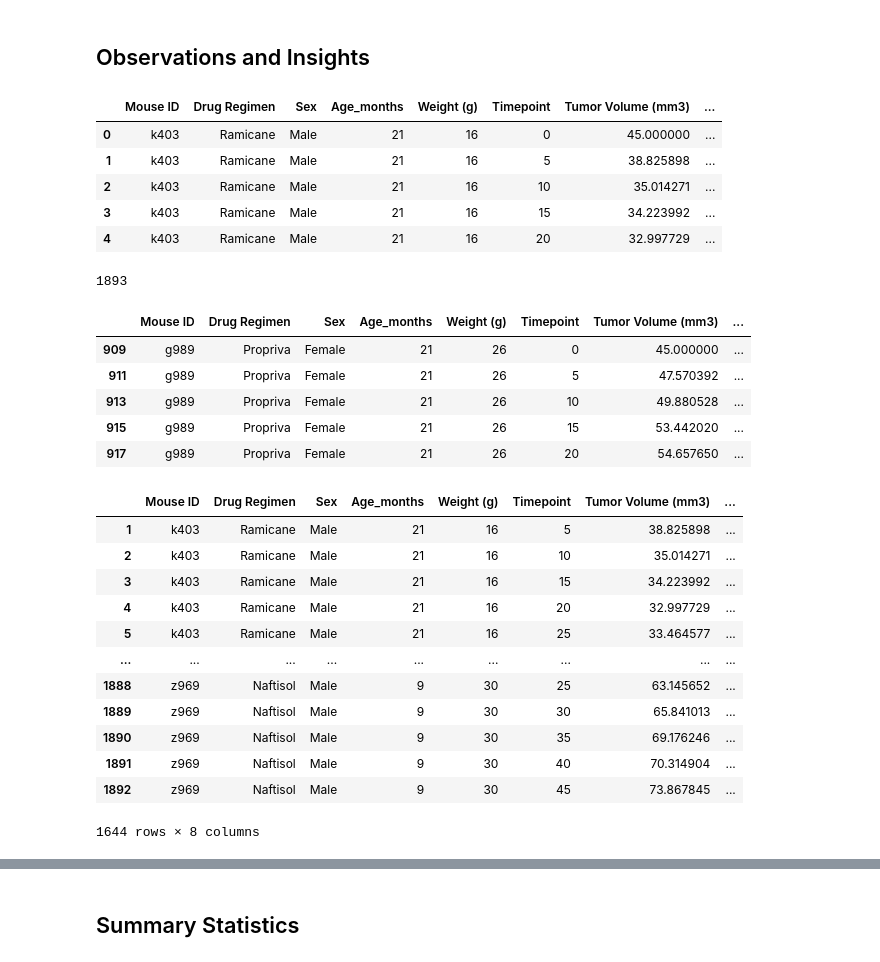
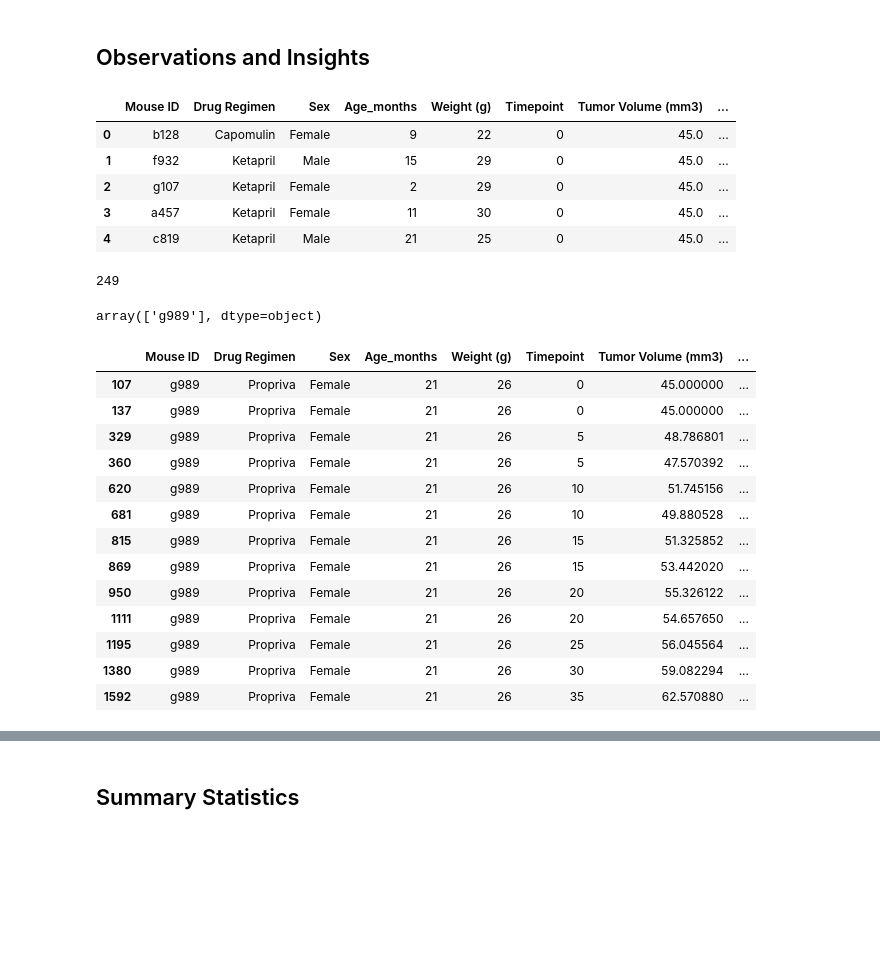
Before and after one commit to Connelito/Matplotlib-challenge, a Jupyter notebook: Pymaceuticals/pymaceuticals_starter.ipynb, the cells around one changed output, grey strips where cells are left out. Cells and saved outputs as stored; diff of their text form; code cells hidden in the pictures; blank space fills up the shorter version.

```diff
--- a/Pymaceuticals/pymaceuticals_starter.ipynb
+++ b/Pymaceuticals/pymaceuticals_starter.ipynb
@@ -6,6 +6,7 @@ import matplotlib.pyplot as plt
 import numpy as np
 import pandas as pd
 import scipy.stats as st
+from scipy.stats import linregress
 
 # Study data files
 mouse_metadata_path = "data/Mouse_metadata.csv"
@@ -14,52 +15,50 @@ study_results_path = "data/Study_results.csv"
 # Read the mouse data and the study results
 mouse_metadata = pd.read_csv(mouse_metadata_path)
 study_results = pd.read_csv(study_results_path)
-
-# Combine the data into a single dataset
-mouse_study_df = pd.merge(mouse_metadata, study_results, how='outer', on='Mouse ID')
-# Display the data table for preview
-mouse_study_df.head()
-# %% [output]
-|  | Mouse ID | Drug Regimen | Sex | Age_months | Weight (g) | Timepoint | Tumor Volume (mm3) | ... |
-| 0 | k403 | Ramicane | Male | 21 | 16 | 0 | 45.000000 | ... |
-| 1 | k403 | Ramicane | Male | 21 | 16 | 5 | 38.825898 | ... |
-| 2 | k403 | Ramicane | Male | 21 | 16 | 10 | 35.014271 | ... |
-| 3 | k403 | Ramicane | Male | 21 | 16 | 15 | 34.223992 | ... |
-| 4 | k403 | Ramicane | Male | 21 | 16 | 20 | 32.997729 | ... |
+# %%
+# Combine the data into a single dataset
+mouse_study_df = pd.merge(mouse_metadata, study_results, how = 'right', on = 'Mouse ID')
+# %%
+# Display the data table for preview
+mouse_study_df.head()
+# %% [output]
+|  | Mouse ID | Drug Regimen | Sex | Age_months | Weight (g) | Timepoint | Tumor Volume (mm3) | ... |
+| 0 | b128 | Capomulin | Female | 9 | 22 | 0 | 45.0 | ... |
+| 1 | f932 | Ketapril | Male | 15 | 29 | 0 | 45.0 | ... |
+| 2 | g107 | Ketapril | Female | 2 | 29 | 0 | 45.0 | ... |
+| 3 | a457 | Ketapril | Female | 11 | 30 | 0 | 45.0 | ... |
+| 4 | c819 | Ketapril | Male | 21 | 25 | 0 | 45.0 | ... |
 # %%
 # Checking the number of mice.
-total_mice = len(combined_data['Mouse ID'])
-total_mice
+total_mice = mouse_study_df['Mouse ID'].unique()
+total_mice_count = len(total_mice)
+total_mice_count
 # %% [output]
-1893
+249
 # %%
 # Getting the duplicate mice by ID number that shows up for Mouse ID and Timepoint.
-duplicated_mice = mouse_study_df[mouse_study_df.duplicated(['Mouse ID', 'Timepoint'])]
-duplicated_mice
+duplicate_mice = mouse_study_df.loc[mouse_study_df.duplicated(subset = ['Mouse ID', 'Timepoint']), 'Mouse ID'].unique()
+duplicate_mice
 # %% [output]
-|  | Mouse ID | Drug Regimen | Sex | Age_months | Weight (g) | Timepoint | Tumor Volume (mm3) | ... |
-| 909 | g989 | Propriva | Female | 21 | 26 | 0 | 45.000000 | ... |
-| 911 | g989 | Propriva | Female | 21 | 26 | 5 | 47.570392 | ... |
-| 913 | g989 | Propriva | Female | 21 | 26 | 10 | 49.880528 | ... |
-| 915 | g989 | Propriva | Female | 21 | 26 | 15 | 53.442020 | ... |
-| 917 | g989 | Propriva | Female | 21 | 26 | 20 | 54.657650 | ... |
+array(['g989'], dtype=object)
 # %%
 # Optional: Get all the data for the duplicate mouse ID.
-all_duplicated_mice = mouse_study_df[mouse_study_df.duplicated(['Mouse ID'])]
-all_duplicated_mice
+duplicate_mouse_df = mouse_study_df[mouse_study_df['Mouse ID'] == 'g989']
+duplicate_mouse_df
 # %% [output]
 |  | Mouse ID | Drug Regimen | Sex | Age_months | Weight (g) | Timepoint | Tumor Volume (mm3) | ... |
-| 1 | k403 | Ramicane | Male | 21 | 16 | 5 | 38.825898 | ... |
-| 2 | k403 | Ramicane | Male | 21 | 16 | 10 | 35.014271 | ... |
-| 3 | k403 | Ramicane | Male | 21 | 16 | 15 | 34.223992 | ... |
-| 4 | k403 | Ramicane | Male | 21 | 16 | 20 | 32.997729 | ... |
-| 5 | k403 | Ramicane | Male | 21 | 16 | 25 | 33.464577 | ... |
-| ... | ... | ... | ... | ... | ... | ... | ... | ... |
-| 1888 | z969 | Naftisol | Male | 9 | 30 | 25 | 63.145652 | ... |
-| 1889 | z969 | Naftisol | Male | 9 | 30 | 30 | 65.841013 | ... |
-| 1890 | z969 | Naftisol | Male | 9 | 30 | 35 | 69.176246 | ... |
-| 1891 | z969 | Naftisol | Male | 9 | 30 | 40 | 70.314904 | ... |
-| 1892 | z969 | Naftisol | Male | 9 | 30 | 45 | 73.867845 | ... |
+| 107 | g989 | Propriva | Female | 21 | 26 | 0 | 45.000000 | ... |
+| 137 | g989 | Propriva | Female | 21 | 26 | 0 | 45.000000 | ... |
+| 329 | g989 | Propriva | Female | 21 | 26 | 5 | 48.786801 | ... |
+| 360 | g989 | Propriva | Female | 21 | 26 | 5 | 47.570392 | ... |
+| 620 | g989 | Propriva | Female | 21 | 26 | 10 | 51.745156 | ... |
+| 681 | g989 | Propriva | Female | 21 | 26 | 10 | 49.880528 | ... |
+| 815 | g989 | Propriva | Female | 21 | 26 | 15 | 51.325852 | ... |
+| 869 | g989 | Propriva | Female | 21 | 26 | 15 | 53.442020 | ... |
+| 950 | g989 | Propriva | Female | 21 | 26 | 20 | 55.326122 | ... |
+| 1111 | g989 | Propriva | Female | 21 | 26 | 20 | 54.657650 | ... |
+| 1195 | g989 | Propriva | Female | 21 | 26 | 25 | 56.045564 | ... |
+| 1380 | g989 | Propriva | Female | 21 | 26 | 30 | 59.082294 | ... |
+| 1592 | g989 | Propriva | Female | 21 | 26 | 35 | 62.570880 | ... |
-1644 rows × 8 columns
 # %%
 # Create a clean DataFrame by dropping the duplicate mouse by its ID.
```
Also changed, not shown: parts of 22 cells of this notebook.
